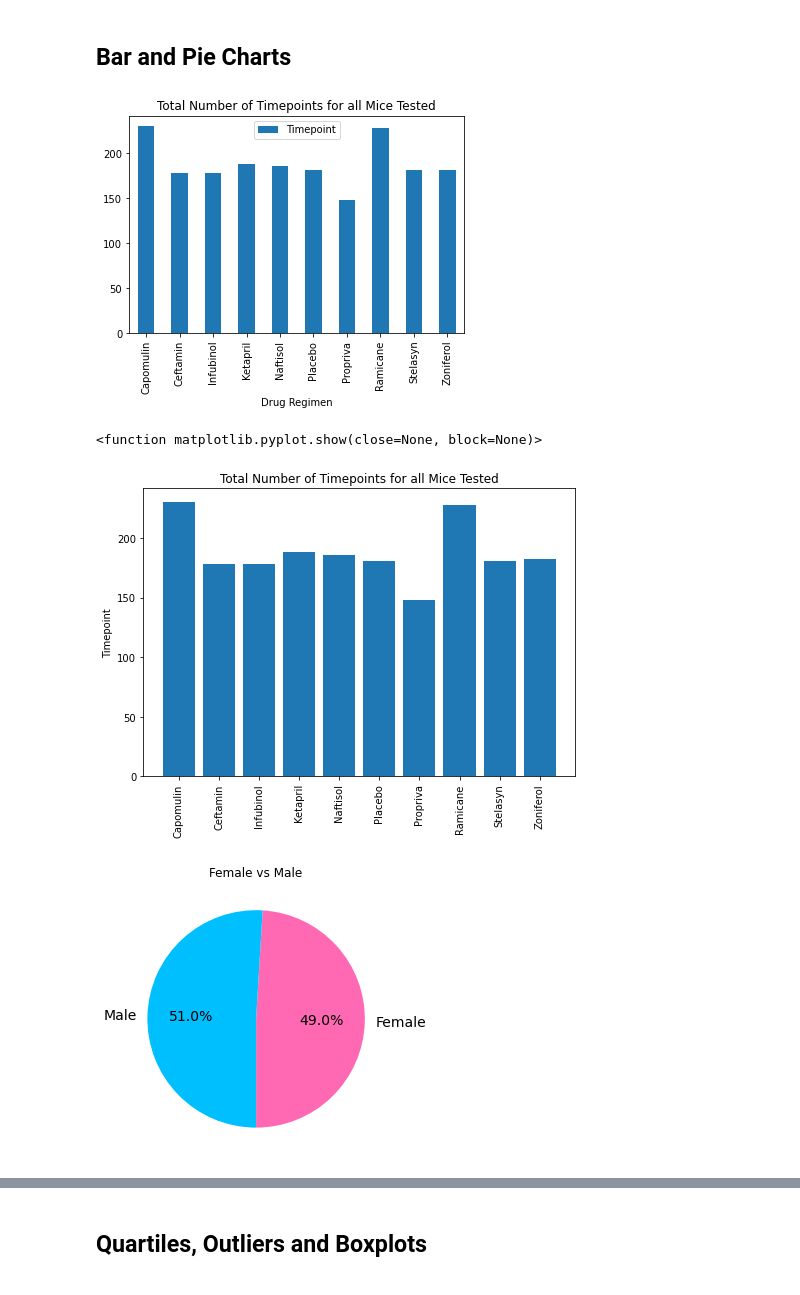
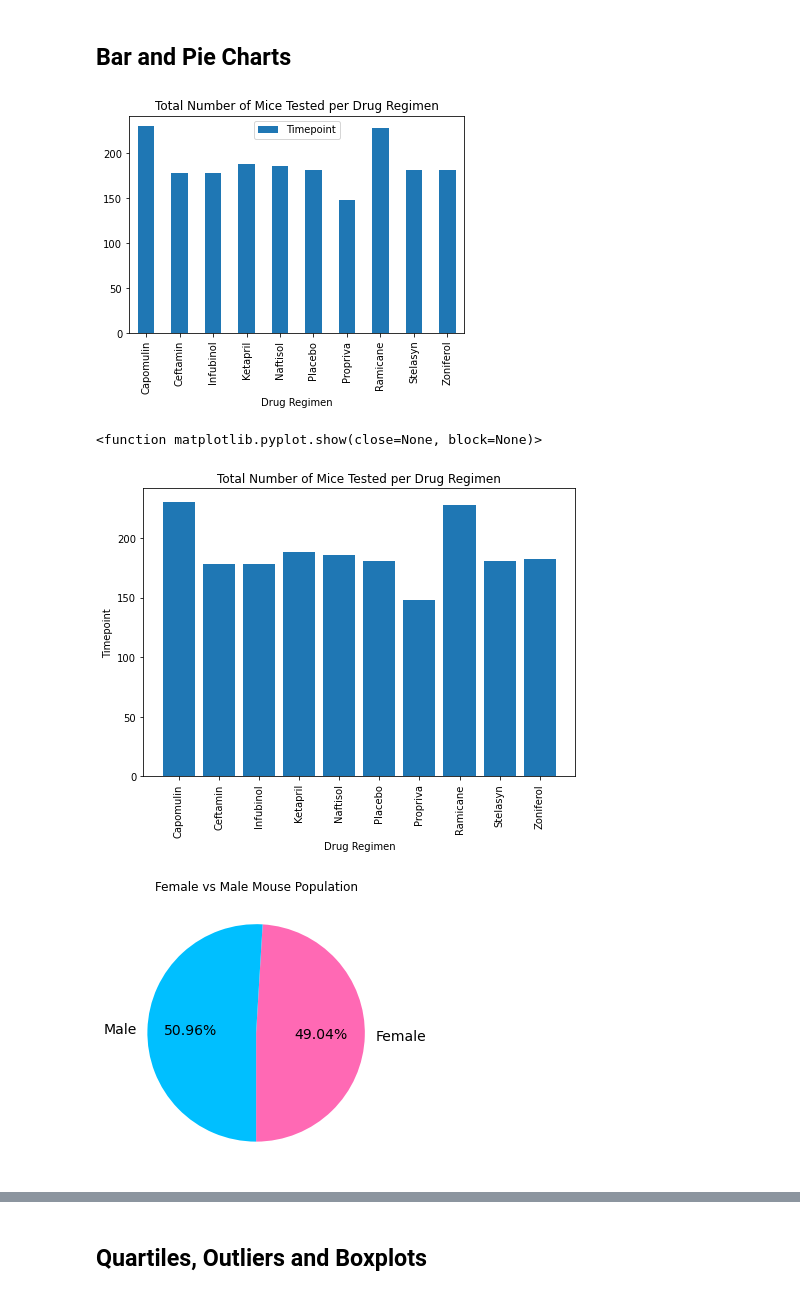
Before and after one commit to malejandrasalgado/Matplotib-challenge, a Jupyter notebook: Pymaceuticals/pymaceuticals_starter.ipynb, the cells around one changed output, grey strips where cells are left out. Saved outputs shown, nothing was run; the diff lists cells and outputs as text; code cells hidden in the pictures.

```diff
--- a/Pymaceuticals/pymaceuticals_starter.ipynb
+++ b/Pymaceuticals/pymaceuticals_starter.ipynb
@@ -140,49 +154,52 @@ summary_mice_count
 ## Bar and Pie Charts
 # %%
 # Generate a bar plot showing the total number of timepoints for all mice tested for each drug regimen using Pandas.
-# Generate a bar plot showing the total number of timepoints for all mice tested for each drug regimen using Pandas.
 timepoint_bar_data=pd.DataFrame(mice_data.groupby(["Drug Regimen"]).count()).reset_index()
+
 #Reduce number of colums to just show the timepoints
 timepoint_bar_data=timepoint_bar_data[["Drug Regimen","Timepoint"]]
 timepoint_bar_data
 timepoint_bar_data=timepoint_bar_data.set_index("Drug Regimen")
 timepoint_bar_data.plot.bar()
+
 #Graph title
-plt.title("Total Number of Timepoints for all Mice Tested")
+plt.title("Total Number of Mice Tested per Drug Regimen")
 plt.show()
 # %% [output]
-[figure, old version]
+[figure, new version]
 # %%
 # Generate a bar plot showing the total number of timepoints for all mice tested for each drug regimen using pyplot.
+
 fig = plt.figure()
 ax = fig.add_axes([0,0,1,1])
 Regimen= summary_mice_count.index.tolist()
 Timepoints= (mice_data.groupby(["Drug Regimen"]) ["Timepoint"].count()).tolist()
 Timepoints
 ax.bar(Regimen,Timepoints)
 ax.set_ylabel("Timepoint")
-ax.set_title("Total Number of Timepoints for all Mice Tested")
+ax.set_title("Total Number of Mice Tested per Drug Regimen")
+ax.set_xlabel("Drug Regimen")
 plt.xticks (rotation =90)
 plt.show
 # %% [output]
 <function matplotlib.pyplot.show(close=None, block=None)>
-[figure, old version]
+[figure, new version]
 # %%
 # Generate a pie plot showing the distribution of female versus male mice using Pandas
 mouse_type_group=pd.DataFrame(mice_data.groupby(["Sex"]).count()).reset_index()
 mouse_type_group=mouse_type_group[["Sex","Mouse ID"]]
 
-plt.figure(figsize=(15,5))
+plt.figure(figsize=(8,5))
 ax1=plt.subplot(aspect="equal")
-mouse_type_group.plot(kind="pie",y="Mouse ID", ax=ax1, autopct='%1.1f%%',colors=['hotpink','deepskyblue'],
+mouse_type_group.plot(kind="pie",y="Mouse ID", ax=ax1, autopct='%1.2f%%',colors=['hotpink','deepskyblue'],
 startangle=270, labels=['Female','Male'], legend=False, fontsize=14)
 
 plt.axis('off')
-plt.title('Female vs Male')
+plt.title('Female vs Male Mouse Population')
 
 plt.show()
 # %% [output]
-[figure, old version]
+[figure, new version]
 # %%
 # Generate a pie plot showing the distribution of female versus male mice using pyplot
 mouse_type_count=(mice_data.groupby(["Sex"]) ["Weight (g)"].count()).tolist()
```
Also changed, not shown: parts of 11 cells of this notebook, 1 other file.
